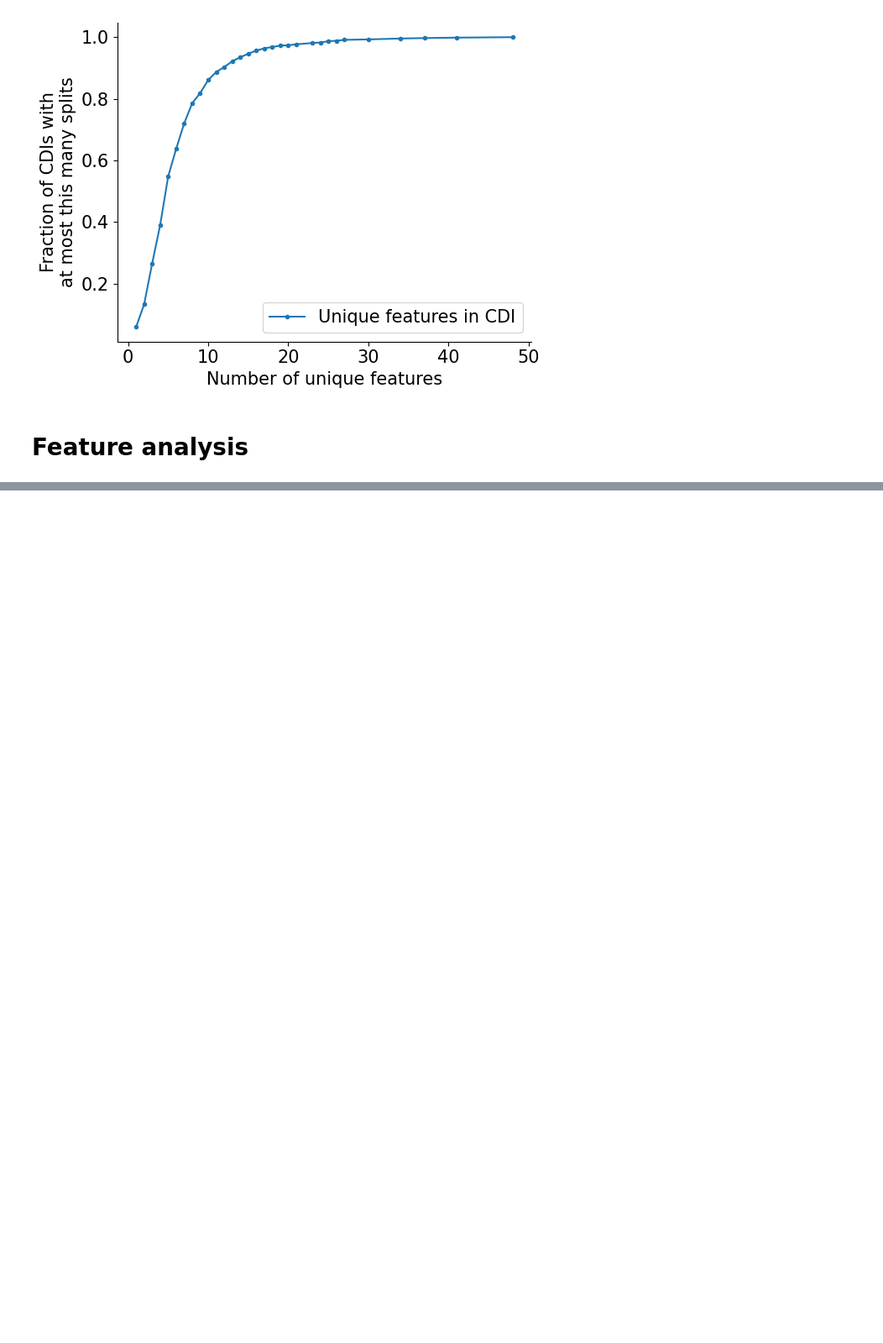
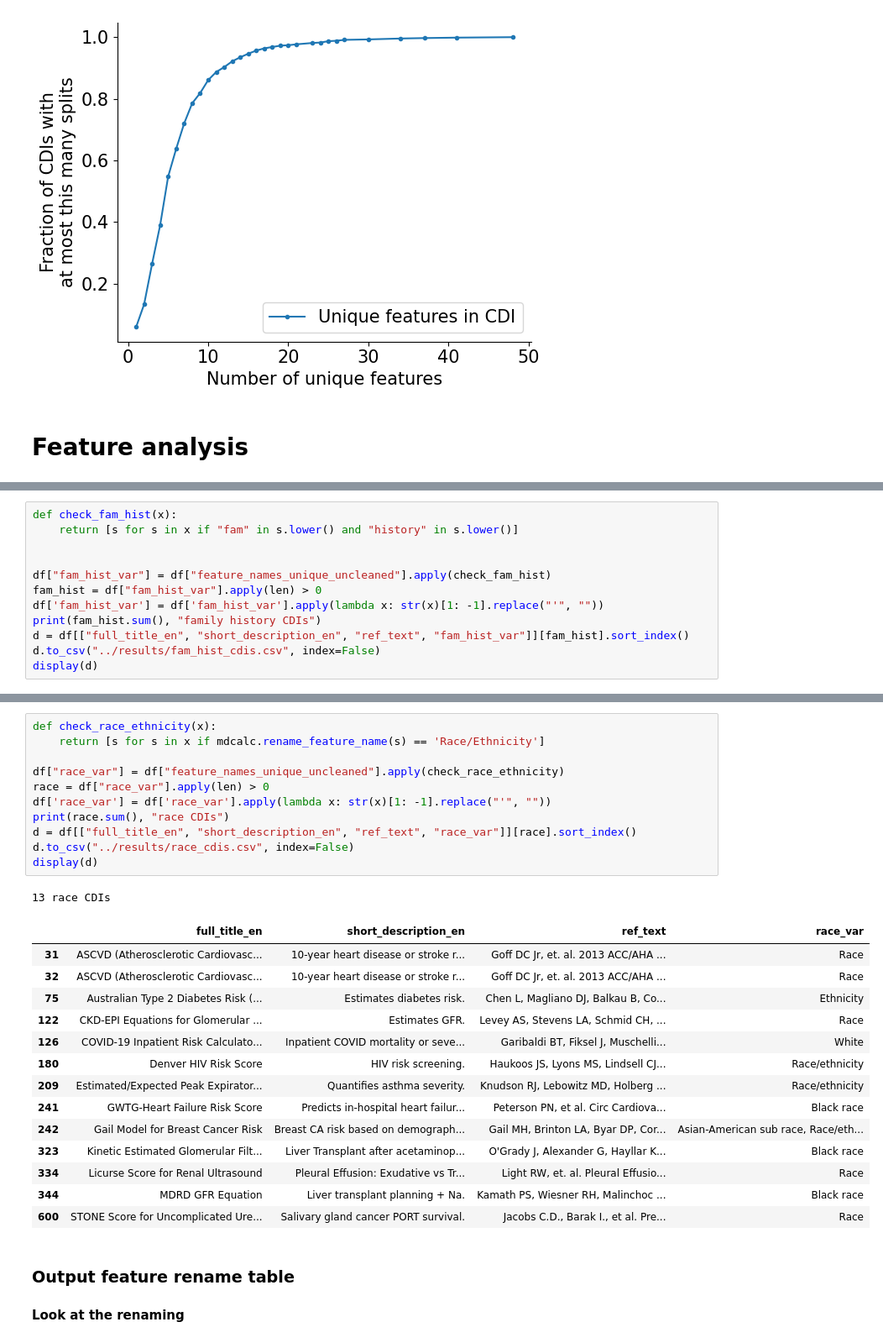
Before and after one commit to csinva/clinical-rule-analysis, a Jupyter notebook: notebooks/02_cdi_features.ipynb, the cells around one changed output, grey strips where cells are left out. Shown at 84% size. Cells and saved outputs as stored; diff of their text form; blank space fills up the shorter version.

```diff
--- a/notebooks/02_cdi_features.ipynb
+++ b/notebooks/02_cdi_features.ipynb
@@ -178,0 +175,12 @@ only keeping 310 CDIs out of 690
+# %%
+def check_fam_hist(x):
+    return [s for s in x if "fam" in s.lower() and "history" in s.lower()]
+
+
+df["fam_hist_var"] = df["feature_names_unique_uncleaned"].apply(check_fam_hist)
+fam_hist = df["fam_hist_var"].apply(len) > 0
+df['fam_hist_var'] = df['fam_hist_var'].apply(lambda x: str(x)[1: -1].replace("'", ""))
+print(fam_hist.sum(), "family history CDIs")
+d = df[["full_title_en", "short_description_en", "ref_text", "fam_hist_var"]][fam_hist].sort_index()
+d.to_csv("../results/fam_hist_cdis.csv", index=False)
+display(d)
@@ -178,0 +200,31 @@ only keeping 310 CDIs out of 690
+# %%
+def check_race_ethnicity(x):
+    return [s for s in x if mdcalc.rename_feature_name(s) == 'Race/Ethnicity']
+
+df["race_var"] = df["feature_names_unique_uncleaned"].apply(check_race_ethnicity)
+race = df["race_var"].apply(len) > 0
+df['race_var'] = df['race_var'].apply(lambda x: str(x)[1: -1].replace("'", ""))
+print(race.sum(), "race CDIs")
+d = df[["full_title_en", "short_description_en", "ref_text", "race_var"]][race].sort_index()
+d.to_csv("../results/race_cdis.csv", index=False)
+display(d)
+# %% [output]
+13 race CDIs
+|  | full_title_en | short_description_en | ref_text | race_var |
+| 31 | ASCVD (Atherosclerotic Cardiovasc... | 10-year heart disease or stroke r... | Goff DC Jr, et. al. 2013 ACC/AHA ... | Race |
+| 32 | ASCVD (Atherosclerotic Cardiovasc... | 10-year heart disease or stroke r... | Goff DC Jr, et. al. 2013 ACC/AHA ... | Race |
+| 75 | Australian Type 2 Diabetes Risk (... | Estimates diabetes risk. | Chen L, Magliano DJ, Balkau B, Co... | Ethnicity |
+| 122 | CKD-EPI Equations for Glomerular ... | Estimates GFR. | Levey AS, Stevens LA, Schmid CH, ... | Race |
+| 126 | COVID-19 Inpatient Risk Calculato... | Inpatient COVID mortality or seve... | Garibaldi BT, Fiksel J, Muschelli... | White |
+| 180 | Denver HIV Risk Score | HIV risk screening. | Haukoos JS, Lyons MS, Lindsell CJ... | Race/ethnicity |
+| 209 | Estimated/Expected Peak Expirator... | Quantifies asthma severity. | Knudson RJ, Lebowitz MD, Holberg ... | Race/ethnicity |
+| 241 | GWTG-Heart Failure Risk Score | Predicts in-hospital heart failur... | Peterson PN, et al. Circ Cardiova... | Black race |
+| 242 | Gail Model for Breast Cancer Risk | Breast CA risk based on demograph... | Gail MH, Brinton LA, Byar DP, Cor... | Asian-American sub race, Race/eth... |
+| 323 | Kinetic Estimated Glomerular Filt... | Liver Transplant after acetaminop... | O'Grady J, Alexander G, Hayllar K... | Black race |
+| 334 | Licurse Score for Renal Ultrasound | Pleural Effusion: Exudative vs Tr... | Light RW, et. al. Pleural Effusio... | Race |
+| 344 | MDRD GFR Equation | Liver transplant planning + Na. | Kamath PS, Wiesner RH, Malinchoc ... | Black race |
+| 600 | STONE Score for Uncomplicated Ure... | Salivary gland cancer PORT survival. | Jacobs C.D., Barak I., et al. Pre... | Race |
+# %% [markdown]
+### Output feature rename table
+# %% [markdown]
+**Look at the renaming**
```
Also changed, not shown: parts of 17 cells of this notebook, 11 other files.
